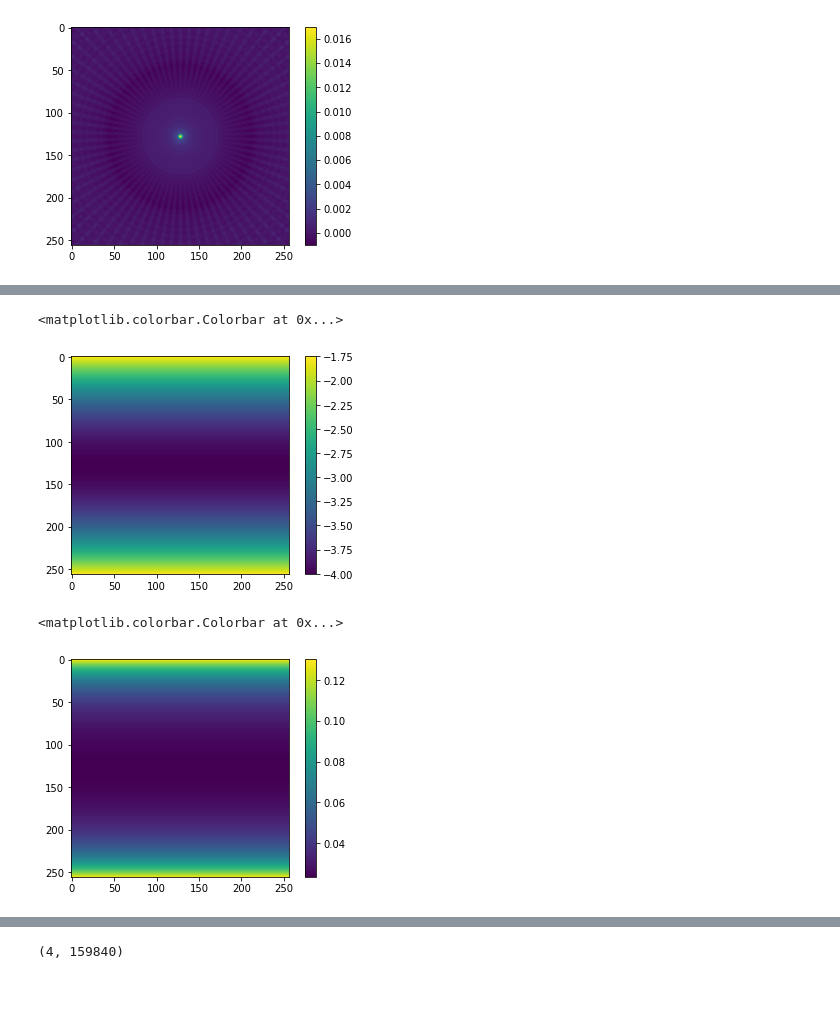
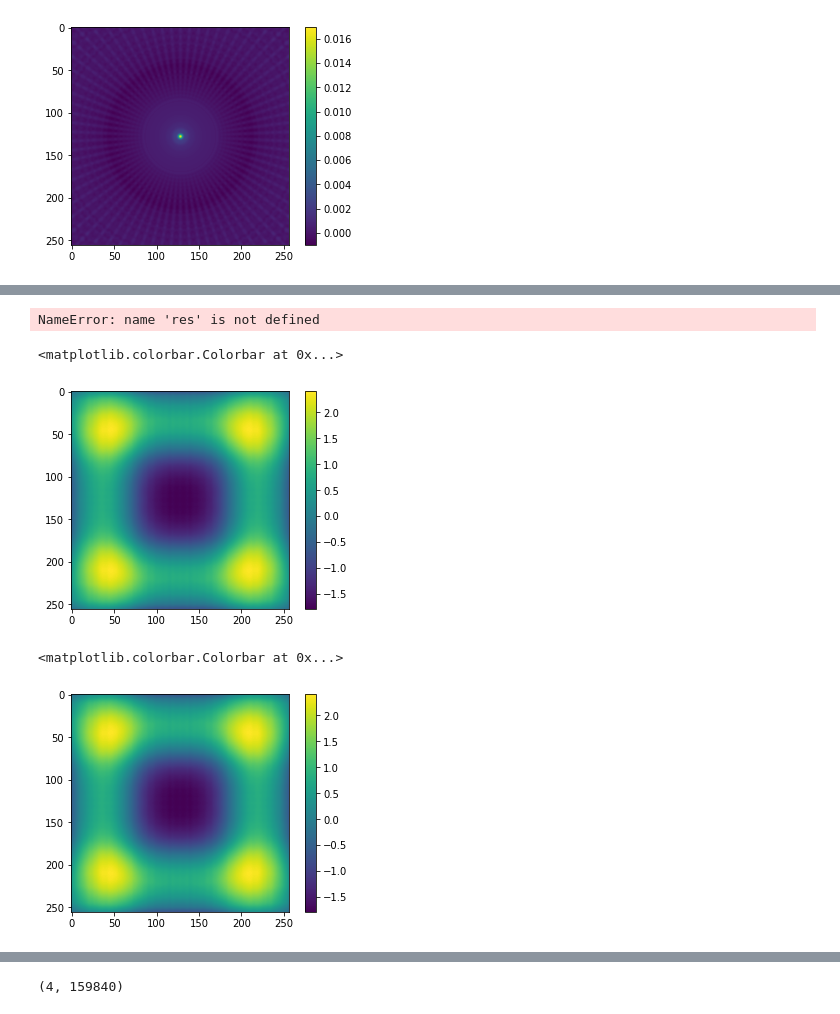
Before and after one commit to astro-informatics/LeIA, a Jupyter notebook: notebooks/nufft2.ipynb, the cells around one changed output, grey strips where cells are left out. Saved outputs shown, nothing was run; the diff lists cells and outputs as text; code cells hidden in the pictures.

Commit message:
Finished nufft operator using np and TF

```diff
--- a/notebooks/nufft2.ipynb
+++ b/notebooks/nufft2.ipynb
@@ -215,0 +236,5 @@ plt.plot(a,b)
+# %%
+plt.imshow(x_dirty.real/(norm) - res)
+plt.colorbar()
+# %% [output]
+NameError: name 'res' is not defined
@@ -216,6 +243,9 @@ plt.plot(a,b)
+# %%
+y1 = nufft.dir_op(np.ones((256,256)))
+x1 = nufft.adj_op(y1)
 # %%
-plt.imshow((Jd[0]*xx)**2 - beta**2)
+plt.imshow(x1.real)
 plt.colorbar()
 # %% [output]
 <matplotlib.colorbar.Colorbar at 0x...>
-[figure, old version]
+[figure, new version]
@@ -225,6 +255,6 @@ s2 = 1/np.sinc(np.sqrt(np.pi**2 * (Jd[0]**2 * yy**2 - beta**2 + 0j)))
 # %%
-plt.imshow(s1.real)
+plt.imshow(x2.real)
 plt.colorbar()
 # %% [output]
 <matplotlib.colorbar.Colorbar at 0x...>
-[figure, old version]
+[figure, new version]
```
Also changed, not shown: parts of 93 cells of this notebook.
